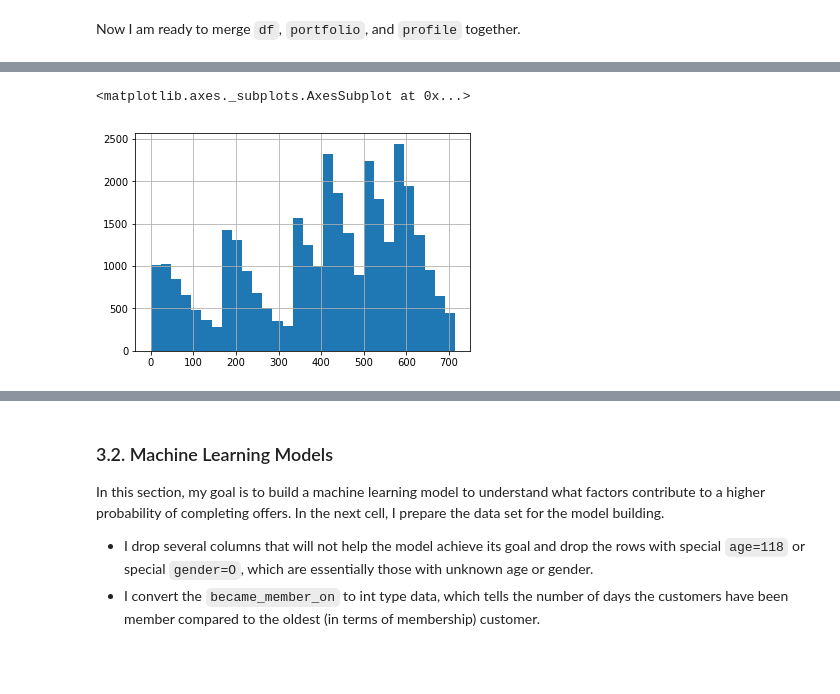
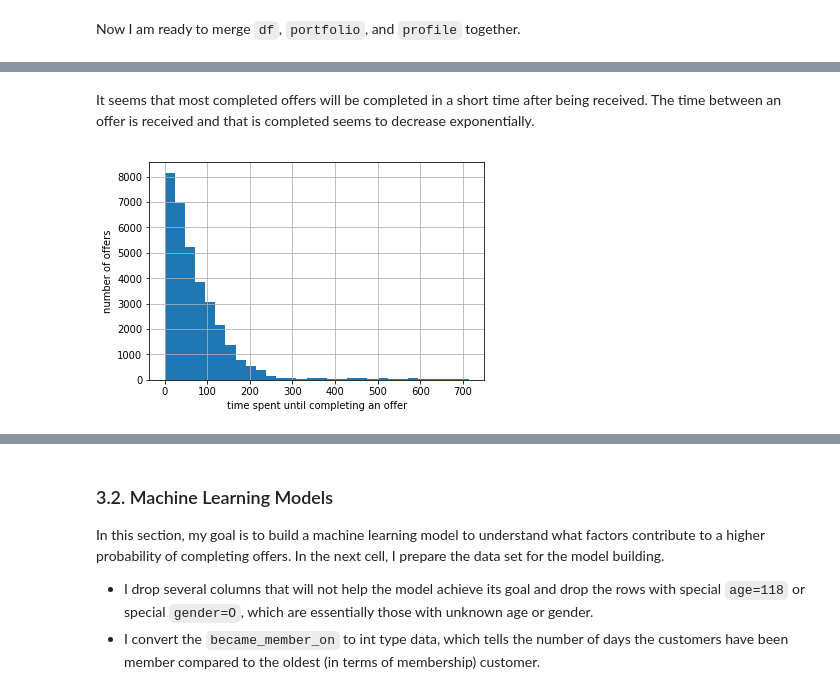
Before and after one commit to yanjiabai/Starbucks-Offer-Evaluation, a Jupyter notebook: Starbucks_Capstone_notebook.ipynb, the cells around one changed output, grey strips where cells are left out. Drawn from its saved outputs; the diff is of its cells as text; code cells hidden in the pictures; blank space fills up the shorter version.

```diff
--- a/Starbucks_Capstone_notebook.ipynb
+++ b/Starbucks_Capstone_notebook.ipynb
@@ -317,5 +318,10 @@ df_completed['time_received'].hist(bins=30)
-# %%
-df_completed['time_completed'].hist(bins=30)
-# %% [output]
-<matplotlib.axes._subplots.AxesSubplot at 0x...>
-[figure, removed]
+# %% [markdown]
+It seems that most completed offers will be completed in a short time after being received. The time between an offer is received and that is completed seems to decrease exponentially.
+# %%
+plt.hist(time_diff,bins=30)
+plt.grid()
+plt.xlabel('time spent until completing an offer')
+plt.ylabel('number of offers')
+plt.show()
+# %% [output]
+[figure, added]
```
Also changed, not shown: parts of 25 cells of this notebook.
